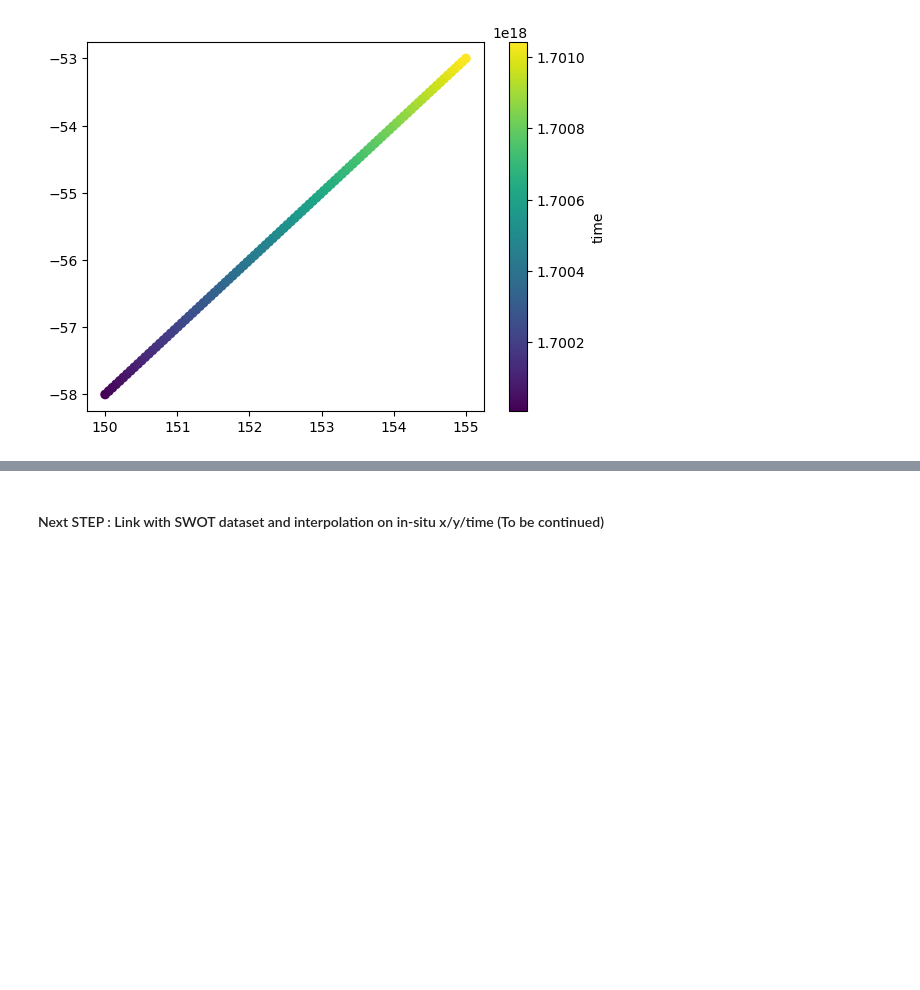
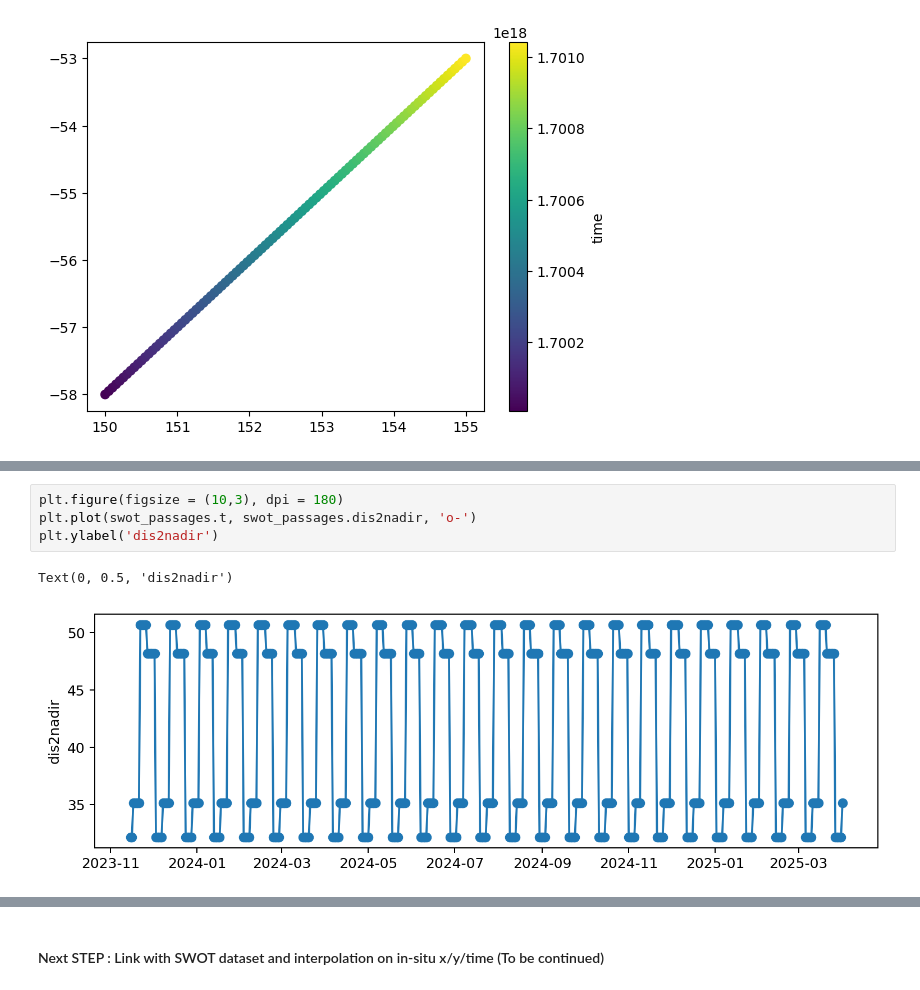
Before and after one commit to treden/SwotPass, a Jupyter notebook: Notebooks/3. SWOT co-location.ipynb, the cells around one changed output, grey strips where cells are left out. Saved outputs shown, nothing was run; the diff lists cells and outputs as text; blank space fills up the shorter version.

```diff
--- a/Notebooks/3. SWOT co-location.ipynb
+++ b/Notebooks/3. SWOT co-location.ipynb
@@ -56,0 +72,7 @@ plt.tight_layout()
+# %%
+plt.figure(figsize = (10,3), dpi = 180)
+plt.plot(swot_passages.t, swot_passages.dis2nadir, 'o-')
+plt.ylabel('dis2nadir')
+# %% [output]
+Text(0, 0.5, 'dis2nadir')
+[figure, added]
```
Also changed, not shown: parts of 6 cells of this notebook, 1 other file.
